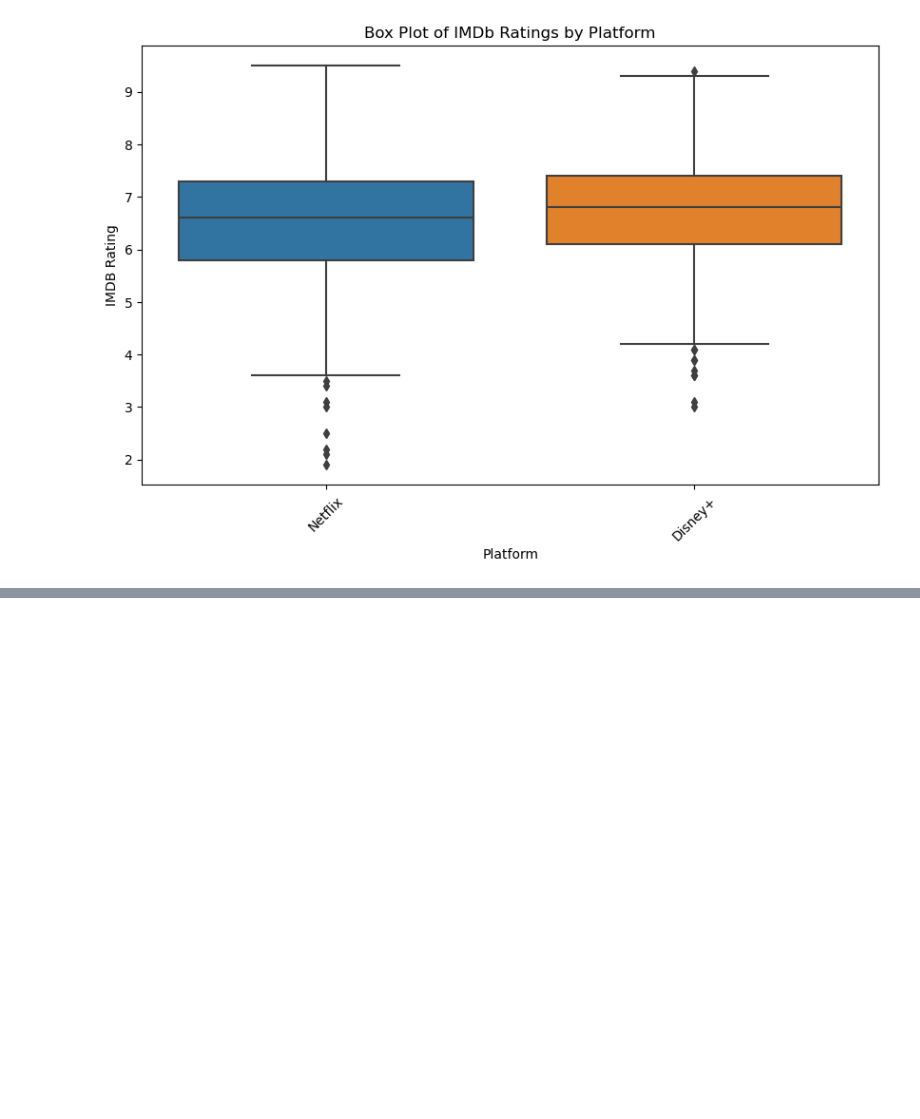
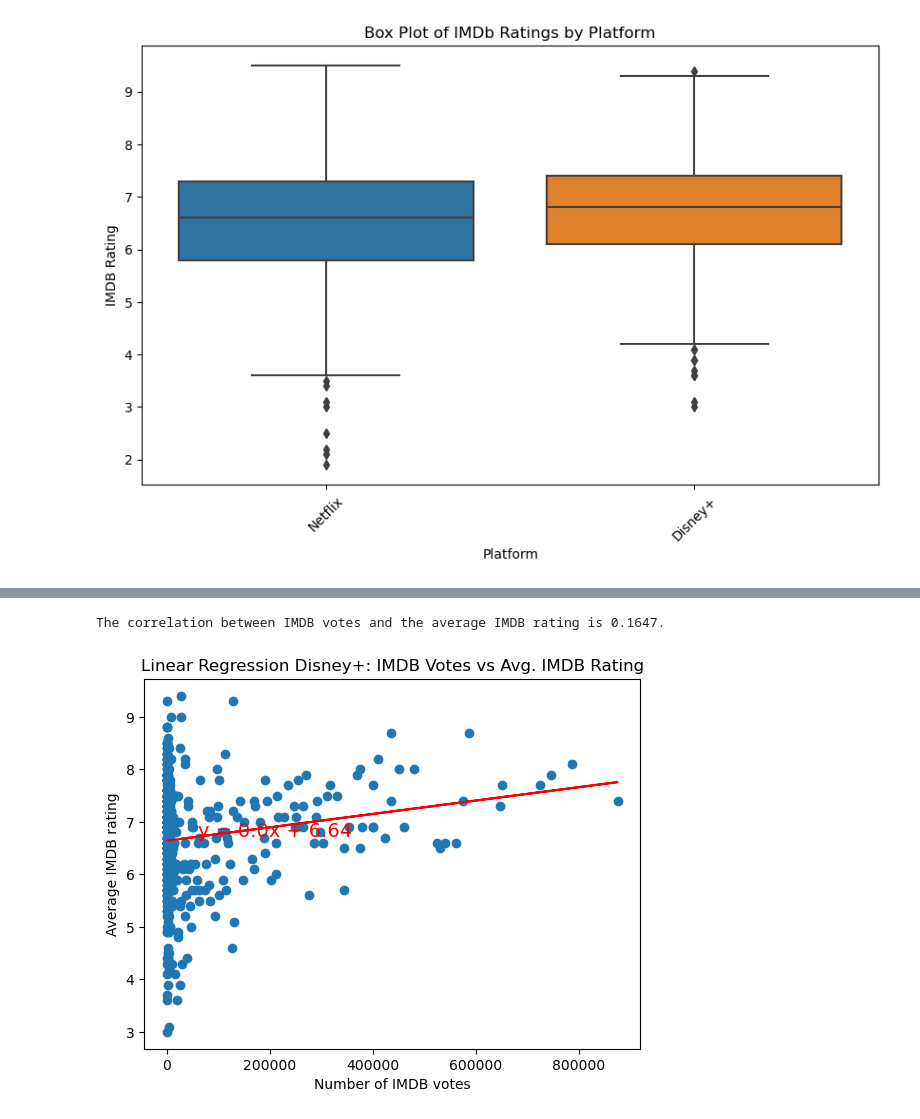
Before and after one commit to gfoley15/netflixandchill, a Jupyter notebook: notebook/netflixandchill.ipynb, the cells around one changed output, grey strips where cells are left out. Saved outputs shown, nothing was run; the diff lists cells and outputs as text; code cells hidden in the pictures; blank space fills up the shorter version.

```diff
--- a/notebook/netflixandchill.ipynb
+++ b/notebook/netflixandchill.ipynb
@@ -539,0 +633,25 @@ plt.show()
+# %%
+# Calculate the correlation coefficient and a linear regression model for IMDB Votes vs. the average rating for Disney+
+correlation = st.pearsonr(disney_imdb_vote, disney_avg_imdb_rating)
+rounded_corr = round(float(correlation[0]), 4)
+disney_imdb_vote = disney_imdb_vote.astype(float)
+(slope, intercept, rvalue, pvalue, stderr) = st.linregress(disney_imdb_vote, disney_avg_imdb_rating)
+line_eq = f'y = {(round(slope,5))}x + {(round(intercept,2))}'
+regress_values = disney_imdb_vote * slope + intercept
+plt.scatter(disney_imdb_vote, disney_avg_imdb_rating)
+plt.plot(disney_imdb_vote,regress_values,"r-")
+x_mean = np.mean(disney_imdb_vote)
+y_mean = np.mean(disney_avg_imdb_rating)
+x_text = x_mean
+y_text = slope * x_mean + intercept
+plt.annotate( line_eq,(x_text,y_text), fontsize=14, color='red')
+plt.xlabel("Number of IMDB votes")
+plt.ylabel("Average IMDB rating")
+plt.title("Linear Regression Disney+: IMDB Votes vs Avg. IMDB Rating")
+print(f"The correlation between IMDB votes and the average IMDB rating is {rounded_corr}.")
+# Save the plot to the output folder
+plt.savefig(os.path.join('../output', 'Linear_Regression_Disney.png'))
+plt.show()
+# %% [output]
+The correlation between IMDB votes and the average IMDB rating is 0.1647.
+[figure, added]
```
Also changed, not shown: parts of 17 cells of this notebook, 2 other files.
